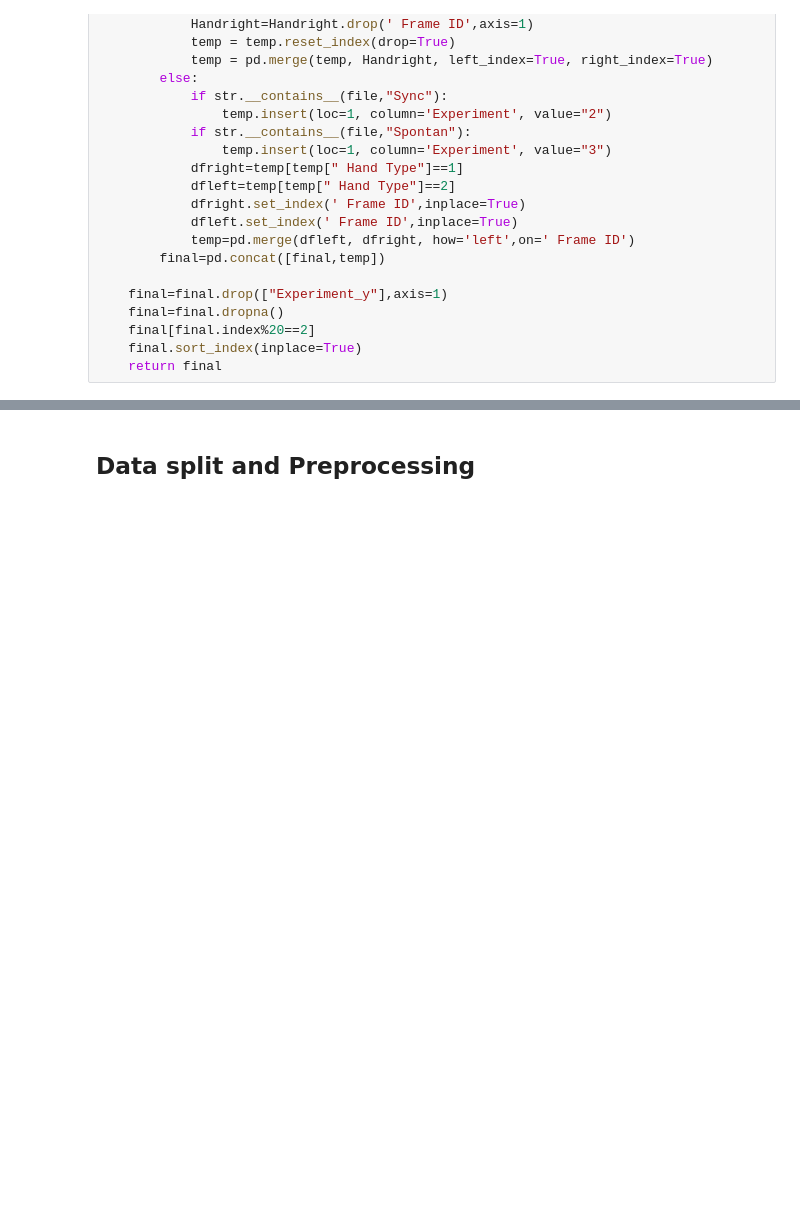
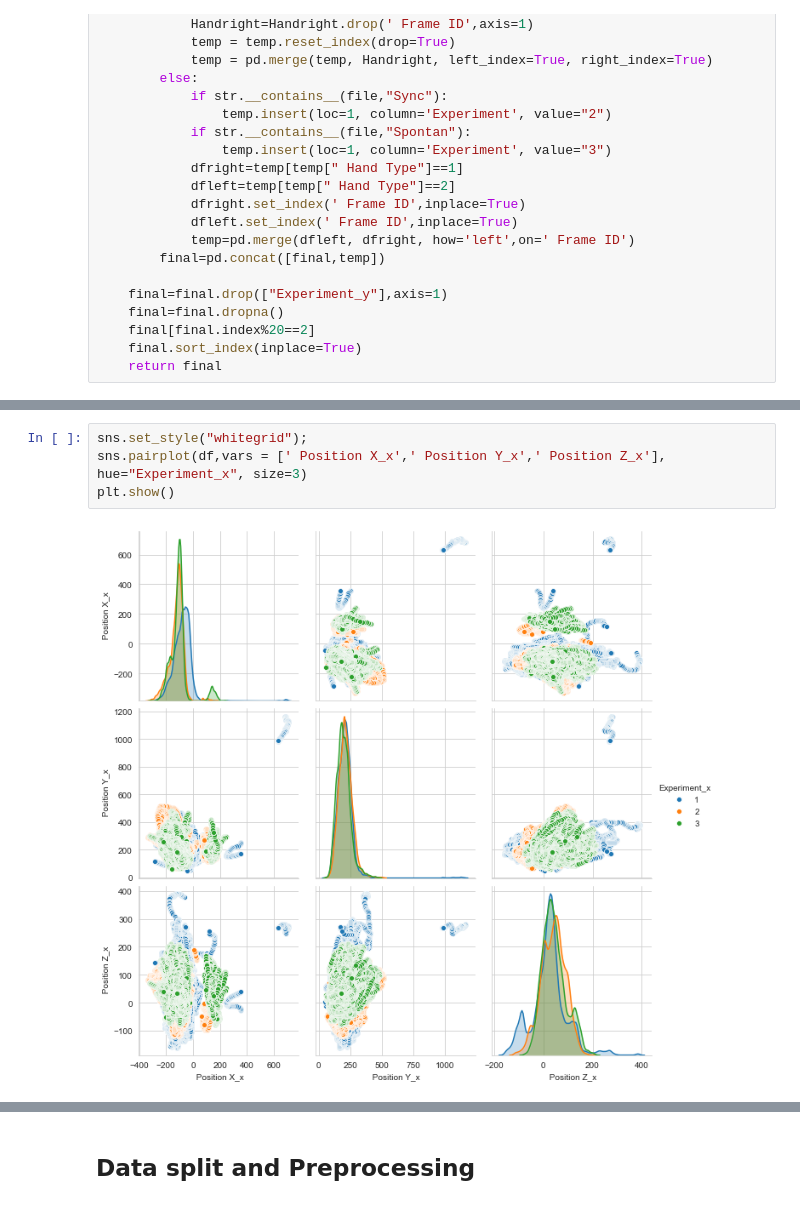
Before and after one commit to ShauliTaragin/ML-Sem2-Assignment, a Jupyter notebook: Hands-Sync.ipynb, the cells around one changed output, grey strips where cells are left out. Cells and saved outputs as stored; diff of their text form; blank space fills up the shorter version.

```diff
--- a/Hands-Sync.ipynb
+++ b/Hands-Sync.ipynb
@@ -124,0 +126,6 @@ for t in Type:
+# %%
+sns.set_style("whitegrid");
+sns.pairplot(df,vars = [' Position X_x',' Position Y_x',' Position Z_x'], hue="Experiment_x", size=3)
+plt.show()
+# %% [output]
+[figure, added]
```
Also changed, not shown: parts of 11 cells of this notebook.
